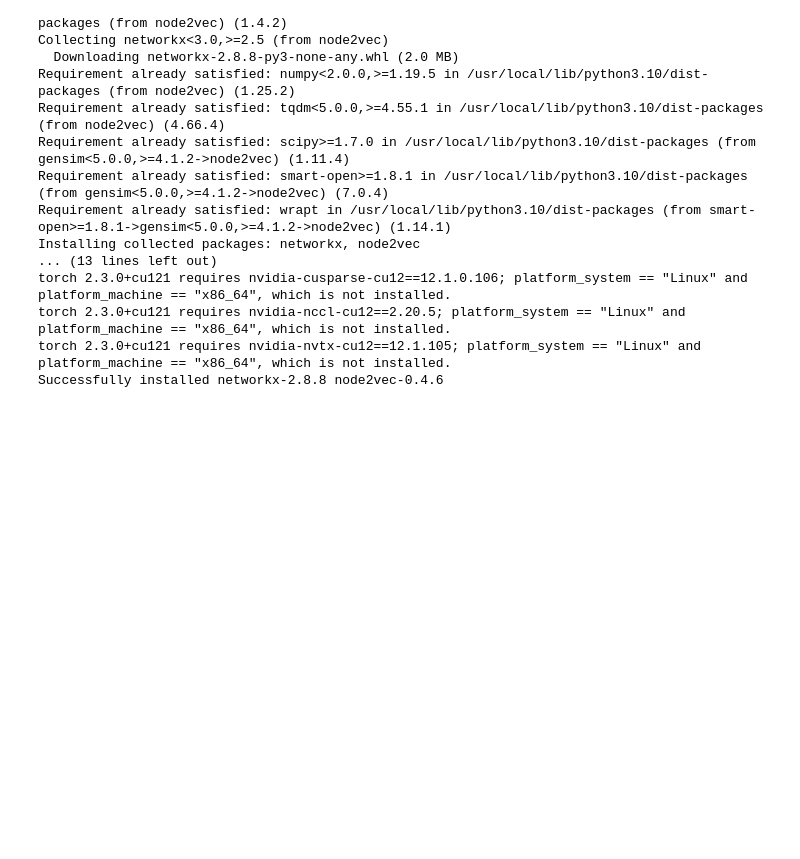
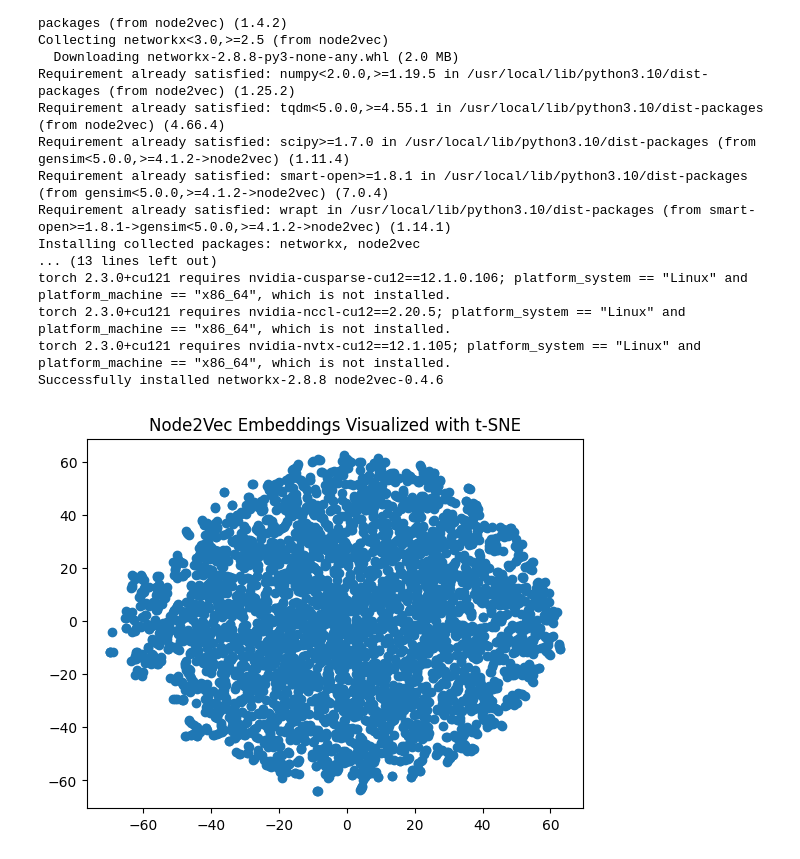
Before and after one commit to umeshrawat/MachineLearning, a Jupyter notebook: Unsupervised_Classification/SocialClusters/src/SocialClusters.ipynb, the cells around one changed output. Cells and saved outputs as stored; diff of their text form; code cells hidden in the pictures; blank space fills up the shorter version.

```diff
--- a/Unsupervised_Classification/SocialClusters/src/SocialClusters.ipynb
+++ b/Unsupervised_Classification/SocialClusters/src/SocialClusters.ipynb
@@ -357,7 +357,7 @@ Successfully installed networkx-2.8.8 node2vec-0.4.6
 from node2vec import Node2Vec
 
 # Assuming 'graph' is your networkx graph object
-node2vec = Node2Vec(nx_graph, dimensions=64, walk_length=30, num_walks=200, workers=4)
+node2vec = Node2Vec(nx_graph, dimensions=10, walk_length=2, num_walks=10, workers=4)
 
 # Learn embeddings
 model = node2vec.fit(window=10, min_count=1, batch_words=4)
@@ -368,0 +367,21 @@ print(embeddings)
+# %%
+from sklearn.manifold import TSNE
+import matplotlib.pyplot as plt
+import numpy as np # Import numpy for array manipulation
+
+nodes = list(embeddings.key_to_index.keys())
+embedding_values = [embeddings[node] for node in nodes]
+
+# Convert list of arrays to a 2D numpy array
+embedding_values = np.array(embedding_values)
+
+# Apply t-SNE to reduce dimensionality to 2D
+tsne = TSNE(n_components=2)
+embeddings_2d = tsne.fit_transform(embedding_values)
+
+# Plot the 2D embeddings
+plt.scatter(embeddings_2d[:, 0], embeddings_2d[:, 1])
+plt.title('Node2Vec Embeddings Visualized with t-SNE')
+plt.show()
+# %% [output]
+[figure, added]
```
Also changed, not shown: parts of 1 cell of this notebook.
